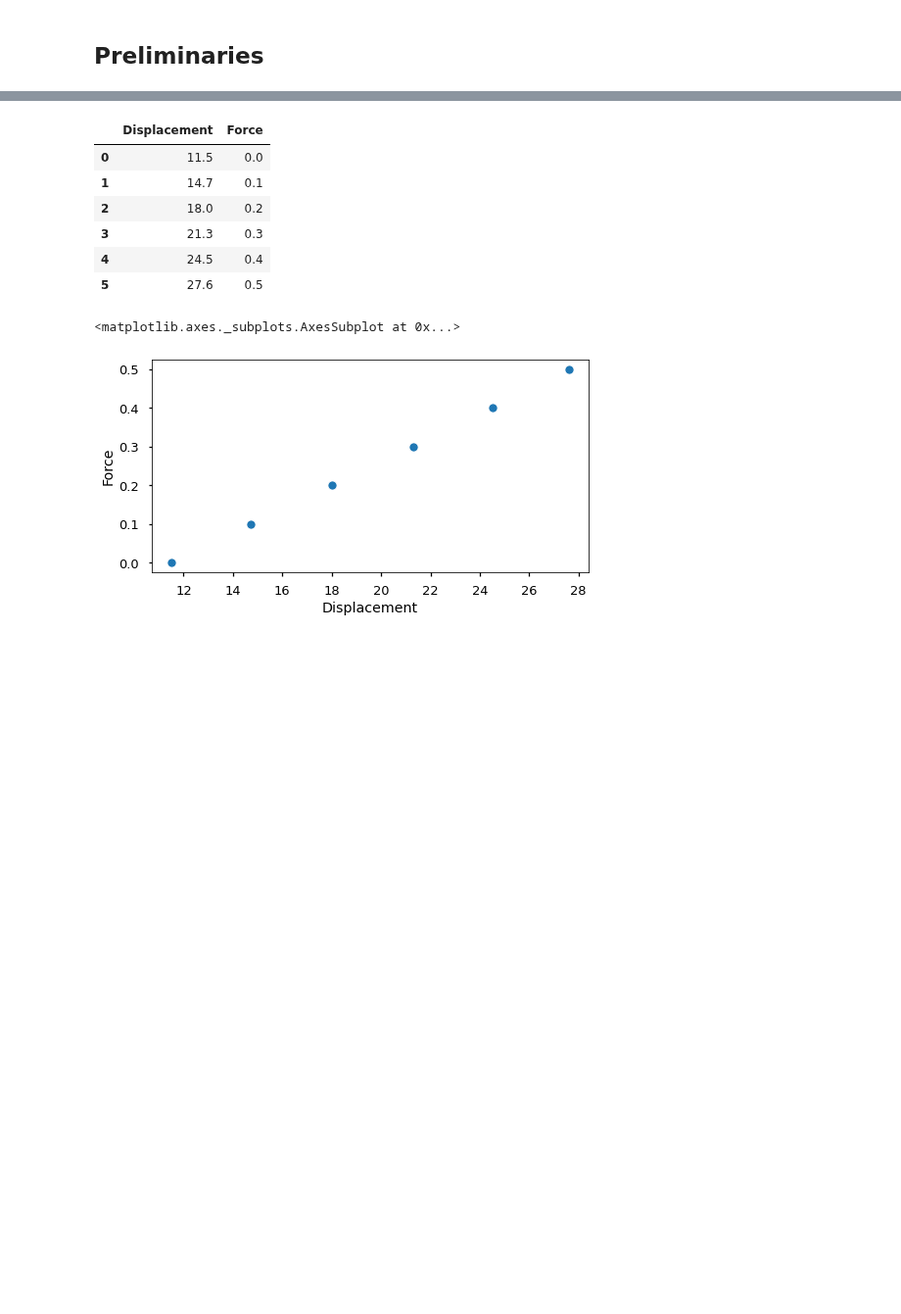
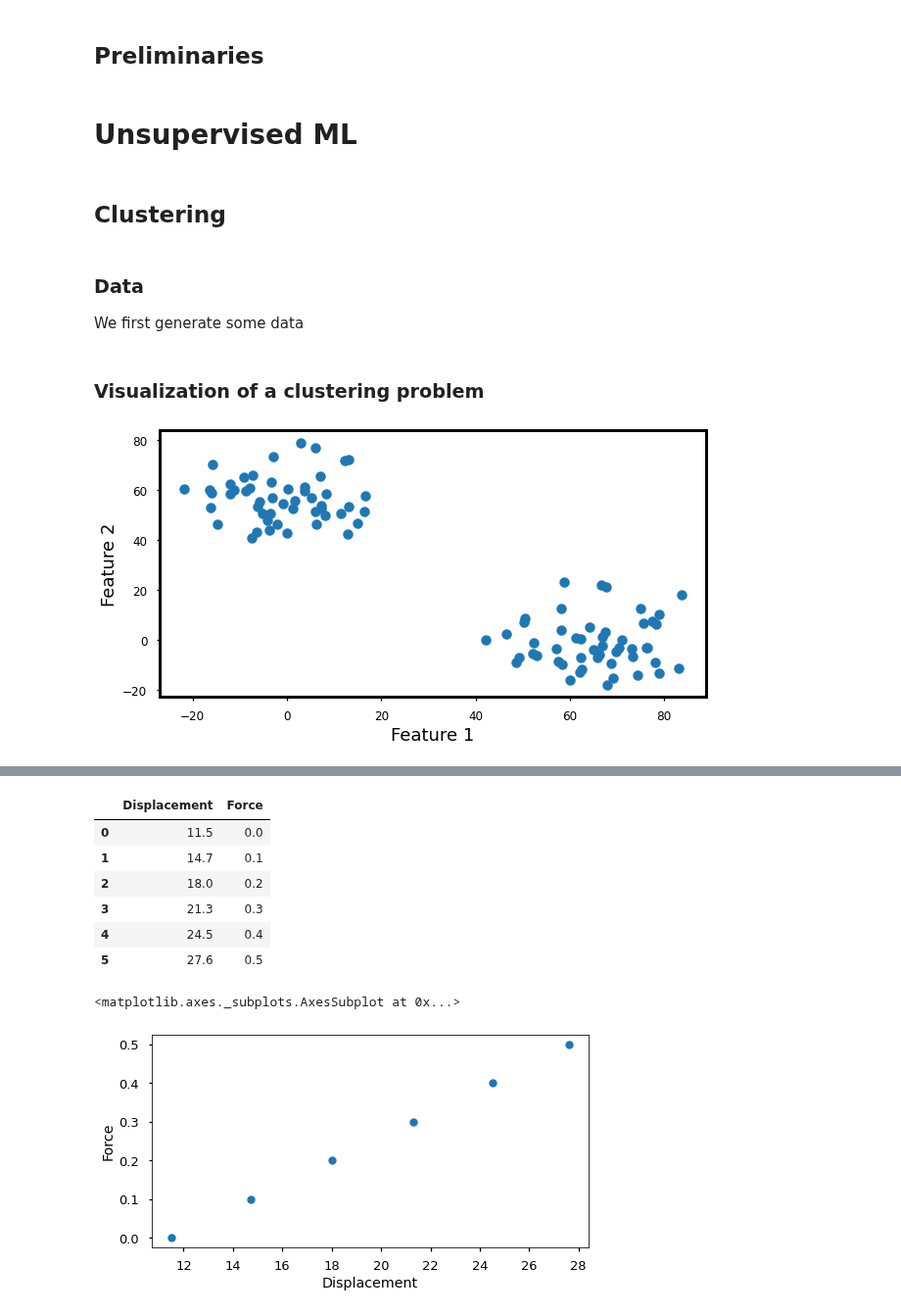
Before and after one commit to sraeisi/MachineLearning_Physics, a Jupyter notebook: 1/MLP_Basics_Intro.ipynb, the cells around one changed output, grey strips where cells are left out. Shown at 98% size. Cells and saved outputs as stored; diff of their text form; code cells hidden in the pictures; blank space fills up the shorter version.

```diff
--- a/1/MLP_Basics_Intro.ipynb
+++ b/1/MLP_Basics_Intro.ipynb
@@ -10,6 +16,40 @@ import numpy as np
 import pandas as pd
 import matplotlib.pyplot as plt
 plt.style.use('seaborn-talk')
-plt.rc('figure', figsize=(8,4) )         # Image size
 
 import seaborn as sns
+
+
+import warnings
+warnings.filterwarnings('ignore')
+
+import requests, io
+# %%
+'''Set the defaults for your plots.'''
+# plt.rcParams.update({'font.size': 20, 'figsize':(8,6)})
+SMALL_SIZE = 12
+MEDIUM_SIZE = 15
+BIGGER_SIZE = 18
+
+plt.rc('font', size=BIGGER_SIZE)          # controls default text sizes
+plt.rc('axes', titlesize=MEDIUM_SIZE)     # fontsize of the axes title
+plt.rc('axes', labelsize=BIGGER_SIZE)    # fontsize of the x and y labels
+plt.rc('xtick', labelsize=SMALL_SIZE)    # fontsize of the tick labels
+plt.rc('ytick', labelsize=SMALL_SIZE)    # fontsize of the tick labels
+plt.rc('legend', fontsize=MEDIUM_SIZE)    # legend fontsize
+plt.rc('figure', titlesize=BIGGER_SIZE)  # fontsize of the figure title
+
+plt.rc('axes', linewidth = 3 )
+plt.rc('lines', linewidth = 5 )
+
+plt.rc('lines', markersize = 10 )
+
+plt.rc('figure', figsize=(10,5) )         # Image size
+# %% [markdown]
+# Unsupervised ML
+# %% [markdown]
+## Clustering
+# %% [markdown]
+### Data
+
+We first generate some data
@@ -15,0 +59,8 @@ import seaborn as sns
+# %% [markdown]
+### Visualization of a clustering problem
+# %%
+plt.scatter(*X.T)
+plt.xlabel('Feature 1')
+plt.ylabel('Feature 2');
+# %% [output]
+[figure, added]
```
Also changed, not shown: parts of 17 cells of this notebook.
